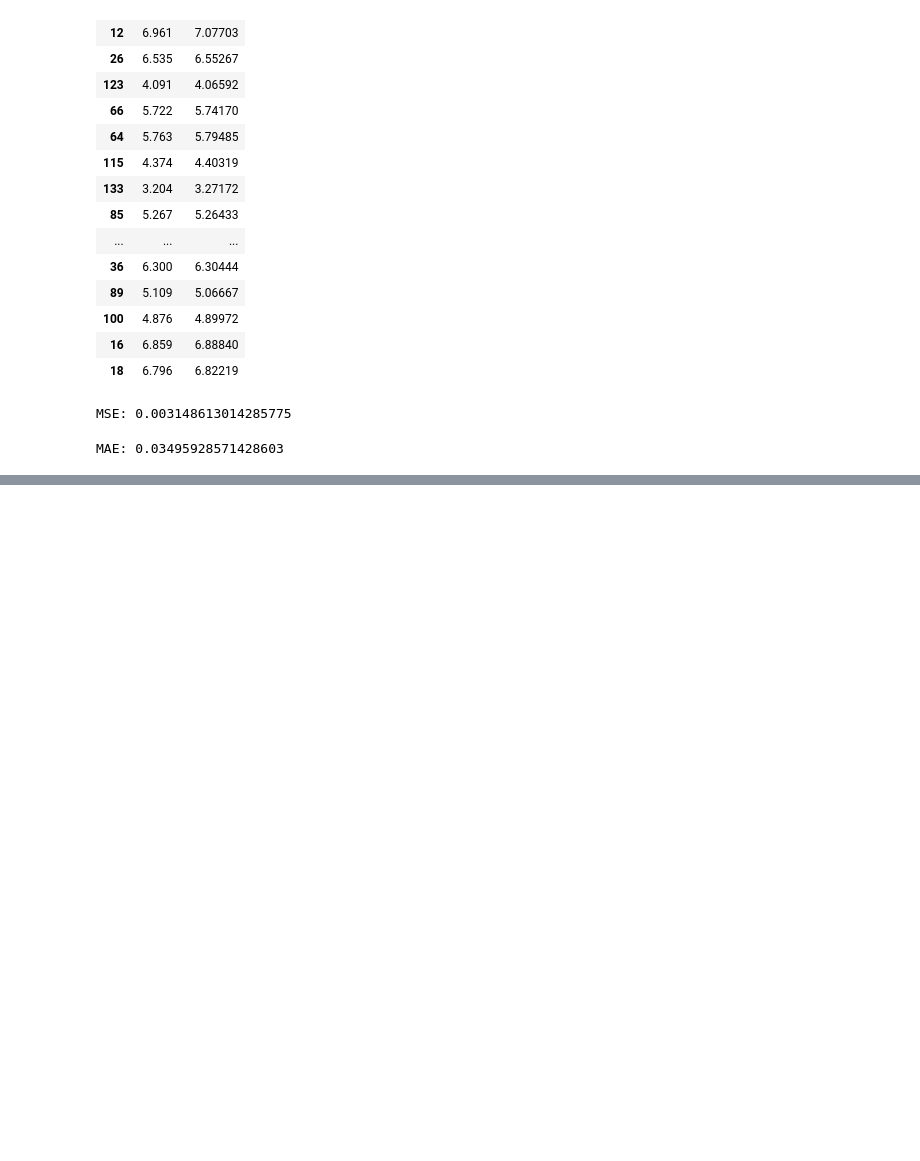
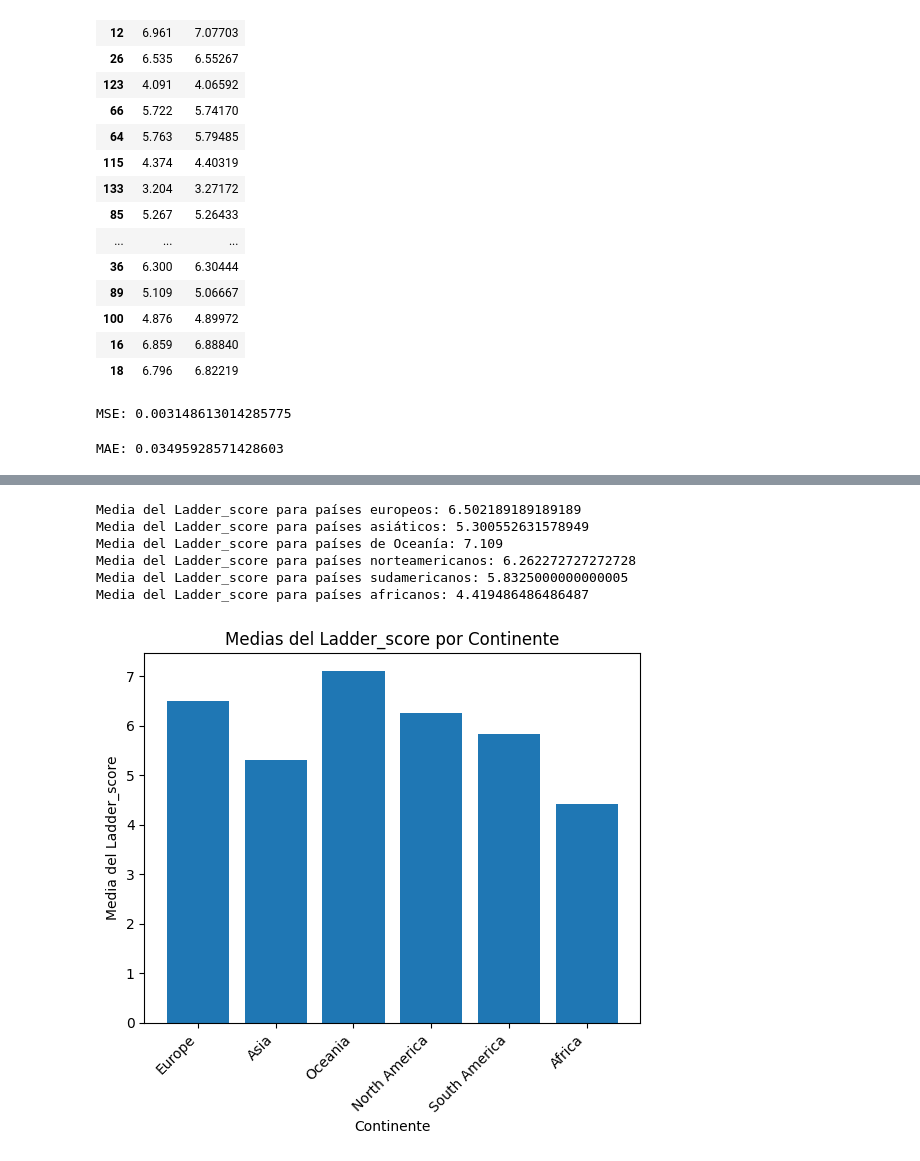
Before and after one commit to jose-luis666/w8-final_project, a Jupyter notebook: Untitled-2.ipynb, the cells around one changed output, grey strips where cells are left out. Saved outputs shown, nothing was run; the diff lists cells and outputs as text; code cells hidden in the pictures; blank space fills up the shorter version.

```diff
--- a/Untitled-2.ipynb
+++ b/Untitled-2.ipynb
@@ -1032,0 +1098,50 @@ MAE: 0.03495928571428603
+# %%
+# Ahora vamos a filtrar los paises por continentes y los vamos a comparar
+
+# Función para calcular la media del Ladder_score de una lista de países
+def calcular_media_ladder_score(df, paises):
+    return df.loc[df['Country'].isin(paises), 'Ladder_score'].mean()
+
+# Calcular la media del Ladder_score para cada lista de países
+media_europeos = calcular_media_ladder_score(df, paises_europeos)
+media_asiaticos = calcular_media_ladder_score(df, paises_asiaticos)
+media_oceania = calcular_media_ladder_score(df, paises_oceania)
+media_norteamericanos = calcular_media_ladder_score(df, paises_norteamericanos)
+media_sudamericanos = calcular_media_ladder_score(df, paises_sudamericanos)
+media_africanos = calcular_media_ladder_score(df, paises_africanos)
+
+print("Media del Ladder_score para países europeos:", media_europeos)
+print("Media del Ladder_score para países asiáticos:", media_asiaticos)
+print("Media del Ladder_score para países de Oceanía:", media_oceania)
+print("Media del Ladder_score para países norteamericanos:", media_norteamericanos)
+print("Media del Ladder_score para países sudamericanos:", media_sudamericanos)
+print("Media del Ladder_score para países africanos:", media_africanos)
+# %% [output]
+Media del Ladder_score para países europeos: 6.502189189189189
+Media del Ladder_score para países asiáticos: 5.300552631578949
+Media del Ladder_score para países de Oceanía: 7.109
+Media del Ladder_score para países norteamericanos: 6.262272727272728
+Media del Ladder_score para países sudamericanos: 5.8325000000000005
+Media del Ladder_score para países africanos: 4.419486486486487
+# %%
+import matplotlib.pyplot as plt
+
+# Lista de continentes
+continentes = ['Europe', 'Asia', 'Oceania', 'North America', 'South America', 'Africa']
+
+# Lista de medias
+medias = [media_europeos, media_asiaticos, media_oceania, media_norteamericanos, media_sudamericanos, media_africanos]
+
+# Crear el gráfico de barras
+plt.bar(continentes, medias)
+plt.xlabel('Continente')
+plt.ylabel('Media del Ladder_score')
+plt.title('Medias del Ladder_score por Continente')
+
+# Ajustar el tamaño del eje X y rotar los nombres de los continentes
+plt.xticks(rotation=45, ha='right')
+
+# Mostrar el gráfico
+plt.show()
+# %% [output]
+[figure, added]
```
Also changed, not shown: parts of 5 cells of this notebook.
